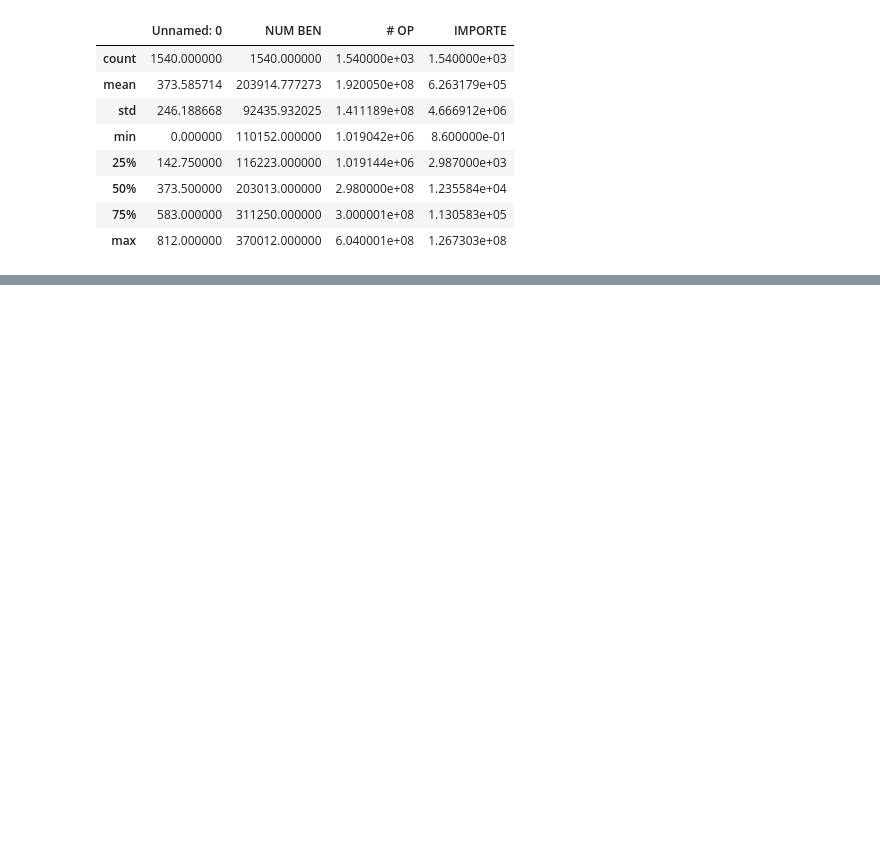
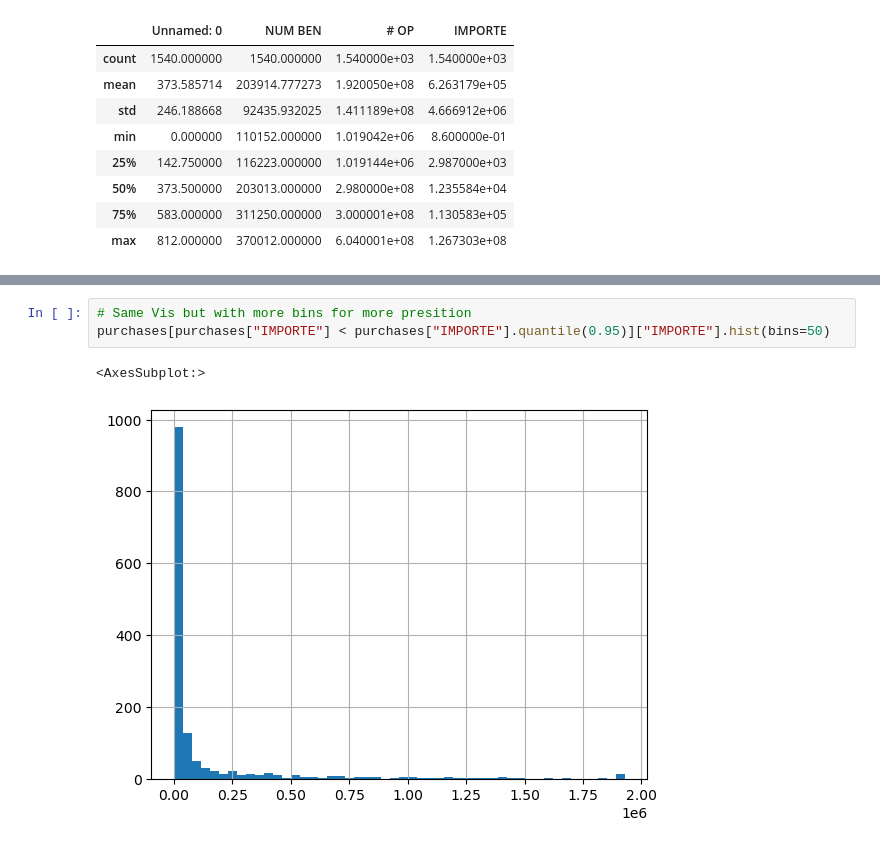
Before and after one commit to Alejolamilla/December_purchases_project, a Jupyter notebook: notebooks/02_exploration.ipynb, the cells around one changed output, grey strips where cells are left out. Saved outputs shown, nothing was run; the diff lists cells and outputs as text; blank space fills up the shorter version.

```diff
--- a/notebooks/02_exploration.ipynb
+++ b/notebooks/02_exploration.ipynb
@@ -36,0 +84,6 @@ purcha
+# %%
+# Same Vis but with more bins for more presition
+purchases[purchases["IMPORTE"] < purchases["IMPORTE"].quantile(0.95)]["IMPORTE"].hist(bins=50)
+# %% [output]
+<AxesSubplot:>
+[figure, added]
```
Also changed, not shown: parts of 9 cells of this notebook, 3 other files.
